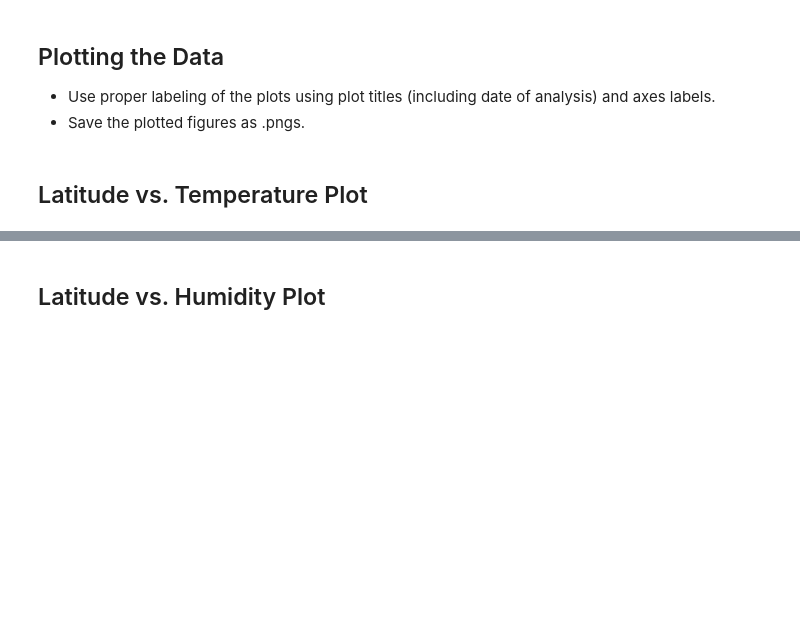
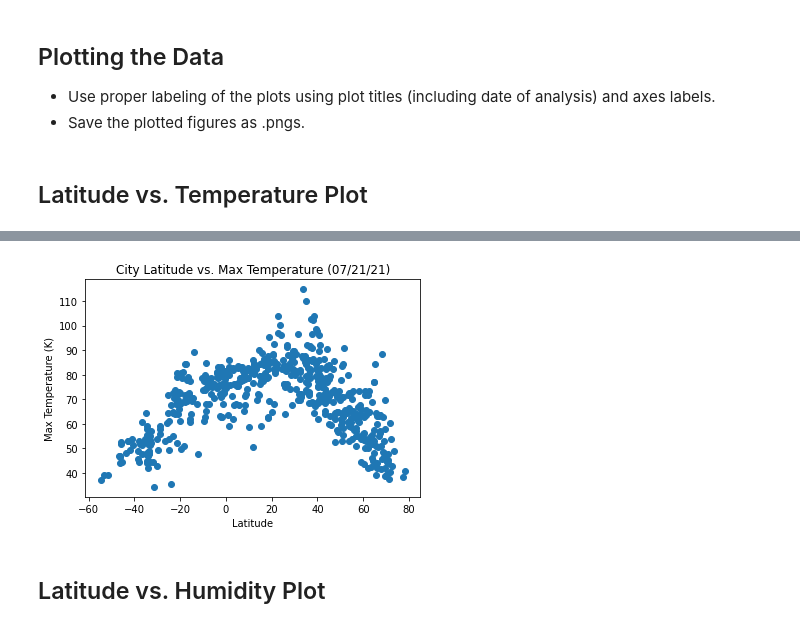
Before and after one commit to MrMrRPG/python_api_challenge, a Jupyter notebook: starter_code/WeatherPy.ipynb, the cells around one changed output, grey strips where cells are left out. Saved outputs shown, nothing was run; the diff lists cells and outputs as text; code cells hidden in the pictures; blank space fills up the shorter version.

```diff
--- a/starter_code/WeatherPy.ipynb
+++ b/starter_code/WeatherPy.ipynb
@@ -170,3 +168,11 @@ Skip this step if there are no cities that have humidity > 100%.
+# %%
+plt.scatter(summary_df.iloc[:, 1], summary_df.iloc[:, 3])
+plt.title("City Latitude vs. Max Temperature (07/21/21)")
+plt.ylabel("Max Temperature (F)")
+plt.xlabel("Latitude")
+plt.show()
+# %% [output]
+[figure, added]
 # %% [markdown]
 ## Latitude vs. Humidity Plot
 # %%
```
Also changed, not shown: parts of 4 cells of this notebook, 1 other file.
